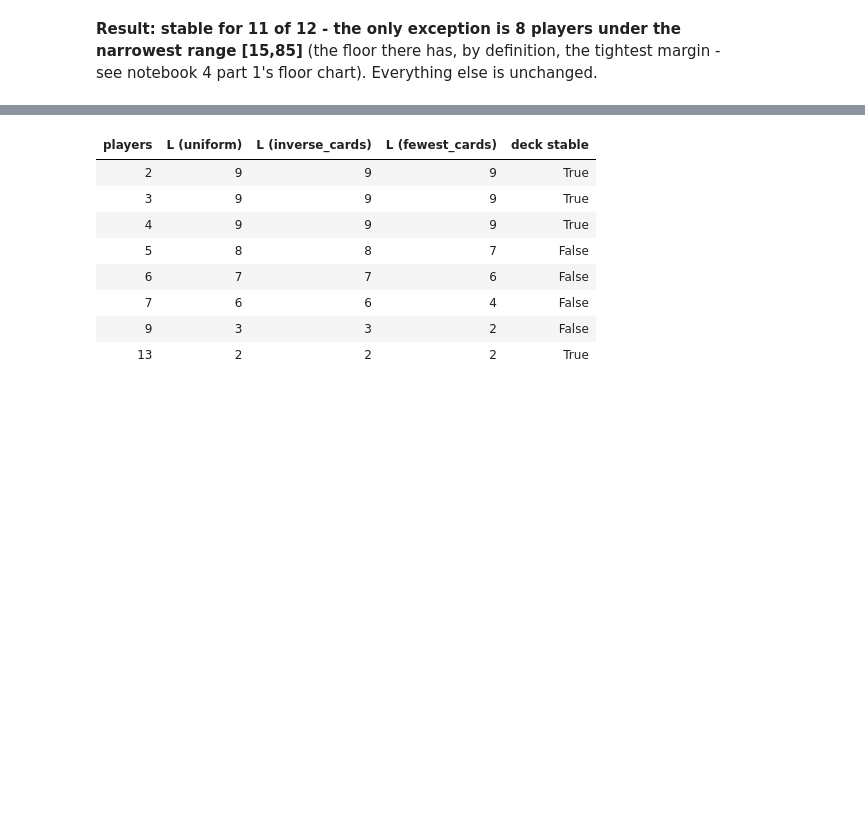
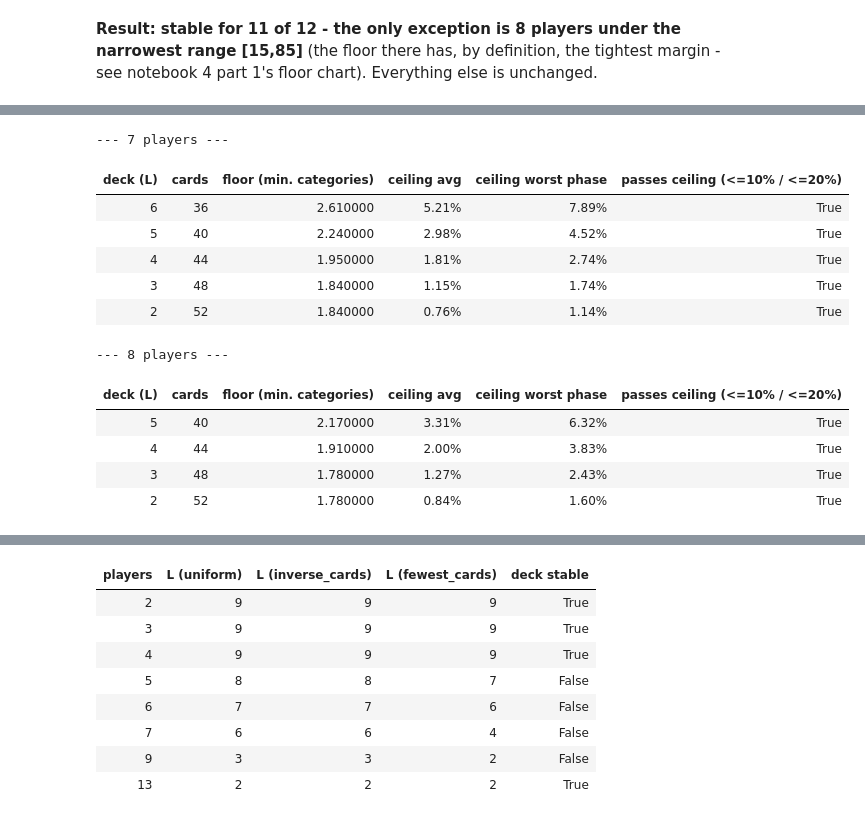
Before and after one commit to mateusz-gob1/tayan-lab, a Jupyter notebook: notebooks/05_sensitivity.ipynb, the cells around one changed output, grey strips where cells are left out. Cells and saved outputs as stored; diff of their text form; code cells hidden in the pictures; blank space fills up the shorter version.

```diff
--- a/notebooks/05_sensitivity.ipynb
+++ b/notebooks/05_sensitivity.ipynb
@@ -139,0 +144,13 @@ pd.DataFrame(rows).style.hide(axis="index")
+# %%
+from tayan_lab.game_phases import search_deck
+
+for min_cat in (2.0, 3.0, 4.0):
+    rows = []
+    for players in range(2, 14):
+        start, limit = default_start(players), default_limit(players)
+        results = search_deck(players, start, limit, floor_min_categories=min_cat)
+        passing = [r for r in results if r.passes]
+        chosen = passing[0] if passing else None
+        rows.append({"players": players, f"deck (L), floor>={min_cat:.0f}": chosen.lowest_rank if chosen else "NONE"})
+    df = pd.DataFrame(rows).set_index("players").T
+    display(df)
@@ -139,0 +168,38 @@ pd.DataFrame(rows).style.hide(axis="index")
+# %%
+from tayan_lab.probabilities import deck_size
+from tayan_lab.game_phases import phase_measures, overall_ceiling
+
+for players in (7, 8):
+    start, limit = default_start(players), default_limit(players)
+    rows = []
+    for L in range(9, 1, -1):
+        try:
+            ranking, _ = static_ranking(L, players, start, limit, epsilon_pp=2.0)
+        except ValueError:
+            continue  # deck too small to deal this many cards
+        top = ranking[-1]
+        m = phase_measures(L, players, start, limit, top)
+        min_floor = min((float(v.floor_categories) for v in m.values() if float(v.share) >= 0.05), default=None)
+        overall = float(overall_ceiling(L, players, start, limit, top)) * 100
+        worst_phase = max((float(v.ceiling) for v in m.values()), default=0) * 100
+        rows.append({
+            "deck (L)": L, "cards": deck_size(L), "floor (min. categories)": round(min_floor, 2),
+            "ceiling avg": f"{overall:.2f}%", "ceiling worst phase": f"{worst_phase:.2f}%",
+            "passes ceiling (<=10% / <=20%)": overall <= 10 and worst_phase <= 20,
+        })
+    print(f"--- {players} players ---")
+    display(pd.DataFrame(rows).style.hide(axis="index"))
+# %% [output]
+--- 7 players ---
+| deck (L) | cards | floor (min. categories) | ceiling avg | ceiling worst phase | passes ceiling (<=10% / <=20%) |
+| 6 | 36 | 2.610000 | 5.21% | 7.89% | True |
+| 5 | 40 | 2.240000 | 2.98% | 4.52% | True |
+| 4 | 44 | 1.950000 | 1.81% | 2.74% | True |
+| 3 | 48 | 1.840000 | 1.15% | 1.74% | True |
+| 2 | 52 | 1.840000 | 0.76% | 1.14% | True |
+--- 8 players ---
+| deck (L) | cards | floor (min. categories) | ceiling avg | ceiling worst phase | passes ceiling (<=10% / <=20%) |
+| 5 | 40 | 2.170000 | 3.31% | 6.32% | True |
+| 4 | 44 | 1.910000 | 2.00% | 3.83% | True |
+| 3 | 48 | 1.780000 | 1.27% | 2.43% | True |
+| 2 | 52 | 1.780000 | 0.84% | 1.60% | True |
```
Also changed, not shown: parts of 8 cells of this notebook.
